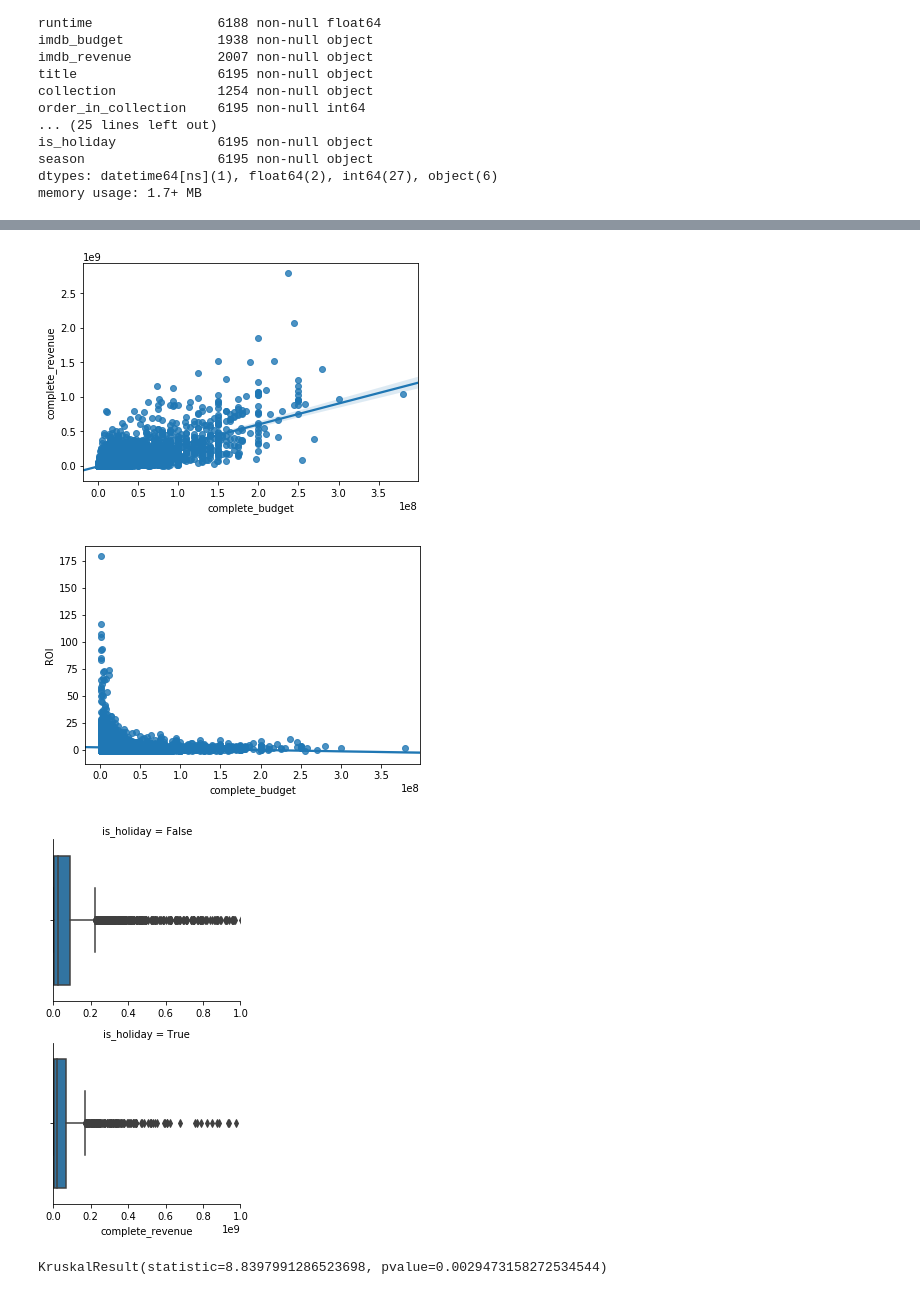
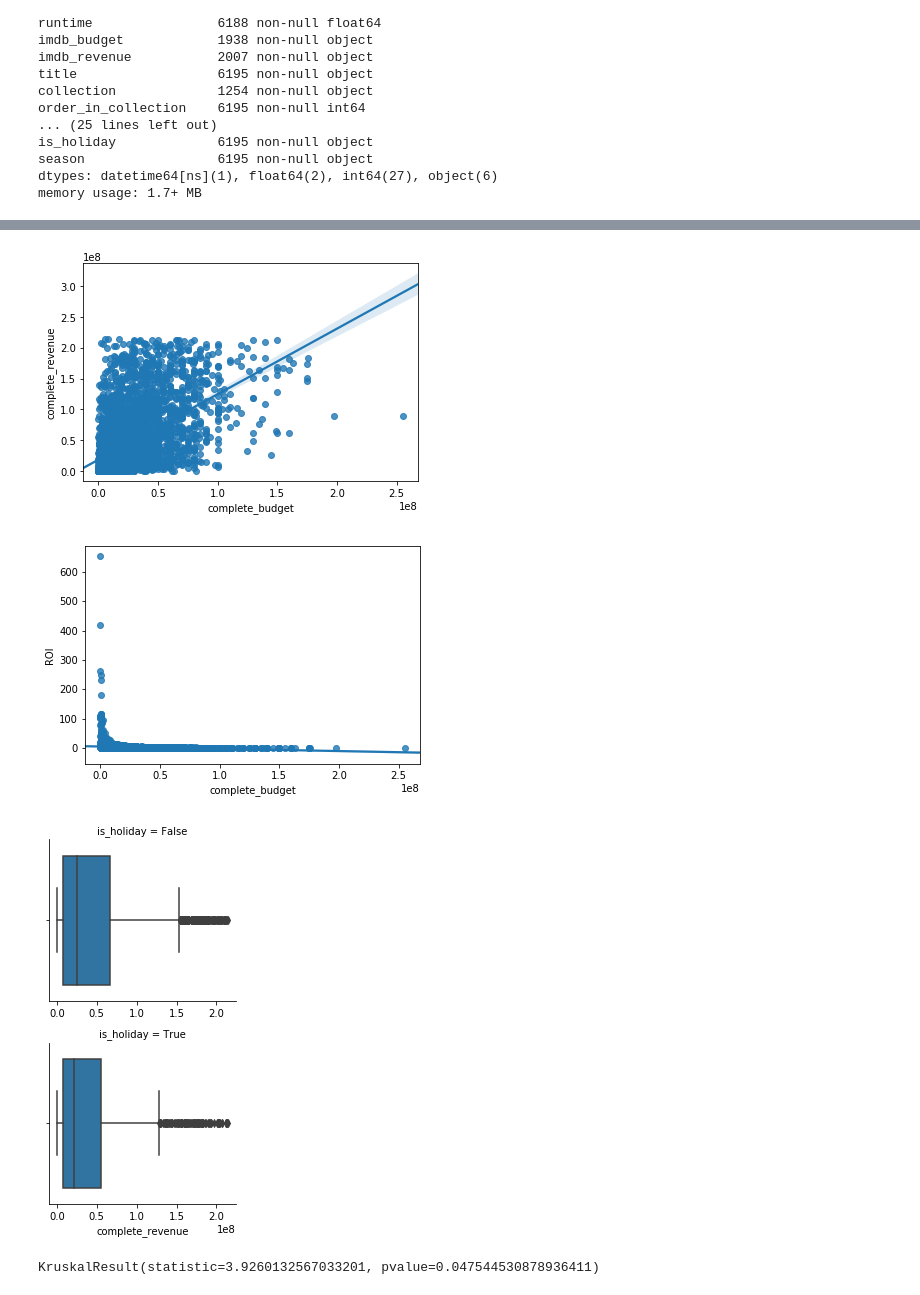
Before and after one commit to abew16/Data-Science-Bootcamp, a Jupyter notebook: Unit 3/Capstone/Predicting Movie Revenue.ipynb, the cells around one changed output, grey strips where cells are left out. Cells and saved outputs as stored; diff of their text form; code cells hidden in the pictures.

```diff
--- a/Unit 3/Capstone/Predicting Movie Revenue.ipynb
+++ b/Unit 3/Capstone/Predicting Movie Revenue.ipynb
@@ -217,6 +217,7 @@ df['gender'] = pd.to_numeric(df['gender'],downcast='integer')
 df['is_sequel'] = df['order_in_collection'] > 1
 df['profit'] = df['complete_revenue'] - df['complete_budget']
 df['ROI'] = df['profit'] / df['complete_budget']
+df['gross_margin'] = df['complete_revenue'] / df['complete_budget']
 # %%
 cols_to_drop = ['budget','revenue','imdb_budget','imdb_revenue','collection','order_in_collection']
 df.drop(cols_to_drop,axis=1,inplace=True)
@@ -294,6 +295,12 @@ df[df['complete_revenue'] < df['complete_revenue'].quantile(q=.0075)]
 # %%
-# Remove movies with a budget less than 25,000
-df.drop(df[df['complete_budget'] < 500000].index,inplace=True)
+# Remove movies with a budget less than 100,000
+df.drop(df[df['complete_budget'] < 100000].index,inplace=True)
+
+upper_quantile_rev = df['complete_revenue'].quantile(q=.9)
+bottom_quantile_rev = df['complete_revenue'].quantile(q=.1)
+df.drop(df[df['complete_revenue'] < bottom_quantile_rev].index,inplace=True)
+df.drop(df[df['complete_revenue'] > upper_quantile_rev].index,inplace=True)
+
 df.describe()
 # %% [output]
 |  | runtime | Action | Adventure | Animation | Comedy | Crime | Documentary | Drama | Family | Fantasy | ... |
@@ -319,16 +326,15 @@ plt.show()
 sns.regplot(y=df['ROI'],x=df['complete_budget'])
 plt.show()
 # %% [output]
-[figure, old version]
+[figure, new version]
-[figure, old version]
+[figure, new version]
 # %%
 g = sns.FacetGrid(df[['is_holiday','complete_revenue','complete_budget']],row='is_holiday')
 g.map(sns.boxplot, 'complete_revenue')
-plt.xlim(0,1000000000)
 plt.show()
 
 stats.kruskal(df[df['is_holiday'] == True]['complete_revenue'], df[df['is_holiday'] == False]['complete_revenue'])
 # %% [output]
-[figure, old version]
+[figure, new version]
-KruskalResult(statistic=8.8397991286523698, pvalue=0.0029473158272534544)
+KruskalResult(statistic=3.9260132567033201, pvalue=0.047544530878936411)
 # %%
```
Also changed, not shown: parts of 25 cells of this notebook.
